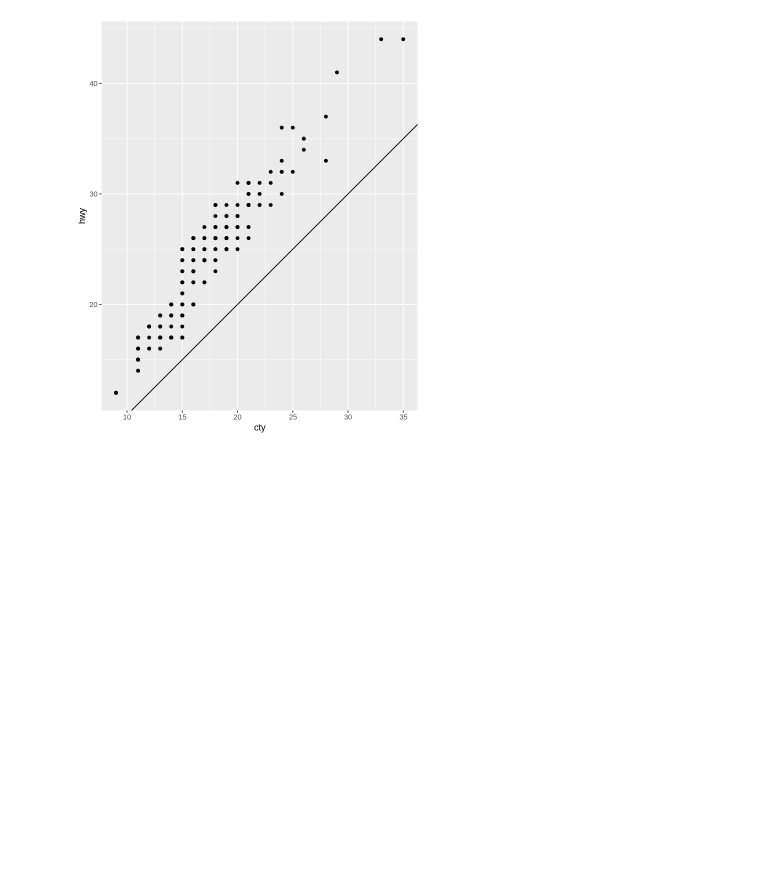
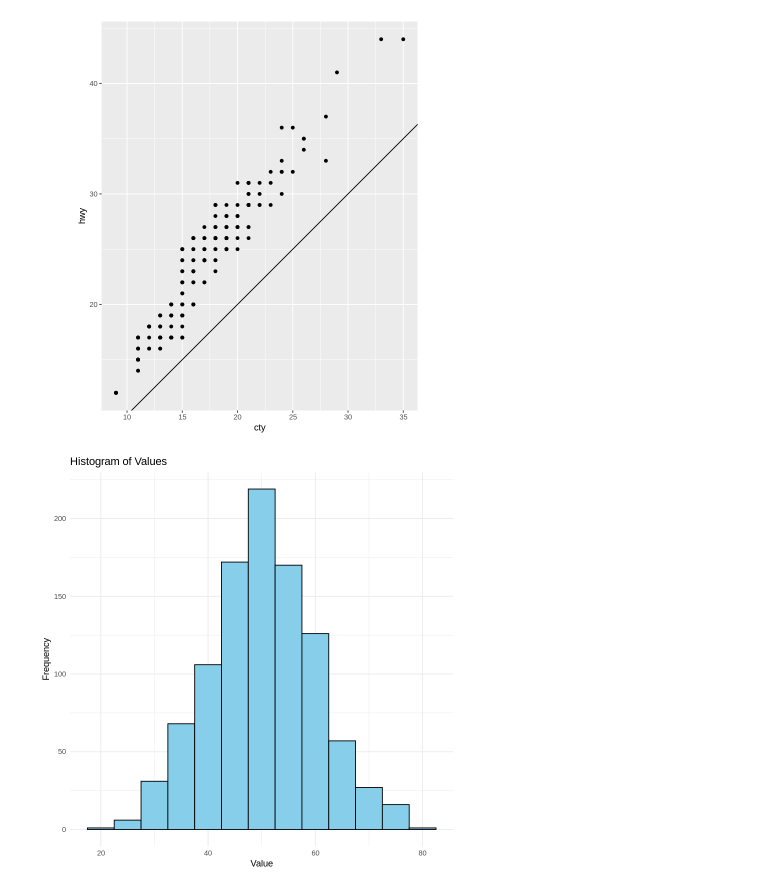
Before and after one commit to narendra7959/R-Practicals, a Jupyter notebook: Assignment_4.ipynb, the cells around one changed output. Saved outputs shown, nothing was run; the diff lists cells and outputs as text; code cells hidden in the pictures; blank space fills up the shorter version.

```diff
--- a/Assignment_4.ipynb
+++ b/Assignment_4.ipynb
@@ -271,3 +278,17 @@ ggplot(data = mpg, mapping = aes(x = cty, y = hwy)) +
  coord_fixed()
 # %% [output]
 [figure]
+# %%
+library(ggplot2)
+
+# Generate sample data
+set.seed(123)
+data <- data.frame(values = rnorm(1000, mean = 50, sd = 10)) # 1000 random values
+
+# Create histogram
+ggplot(data, aes(x = values)) +
+  geom_histogram(binwidth = 5, fill = "skyblue", color = "black") +
+  labs(title = "Histogram of Values", x = "Value", y = "Frequency") +
+  theme_minimal()
+# %% [output]
+[figure, added]
```
Also changed, not shown: parts of 3 cells of this notebook.
